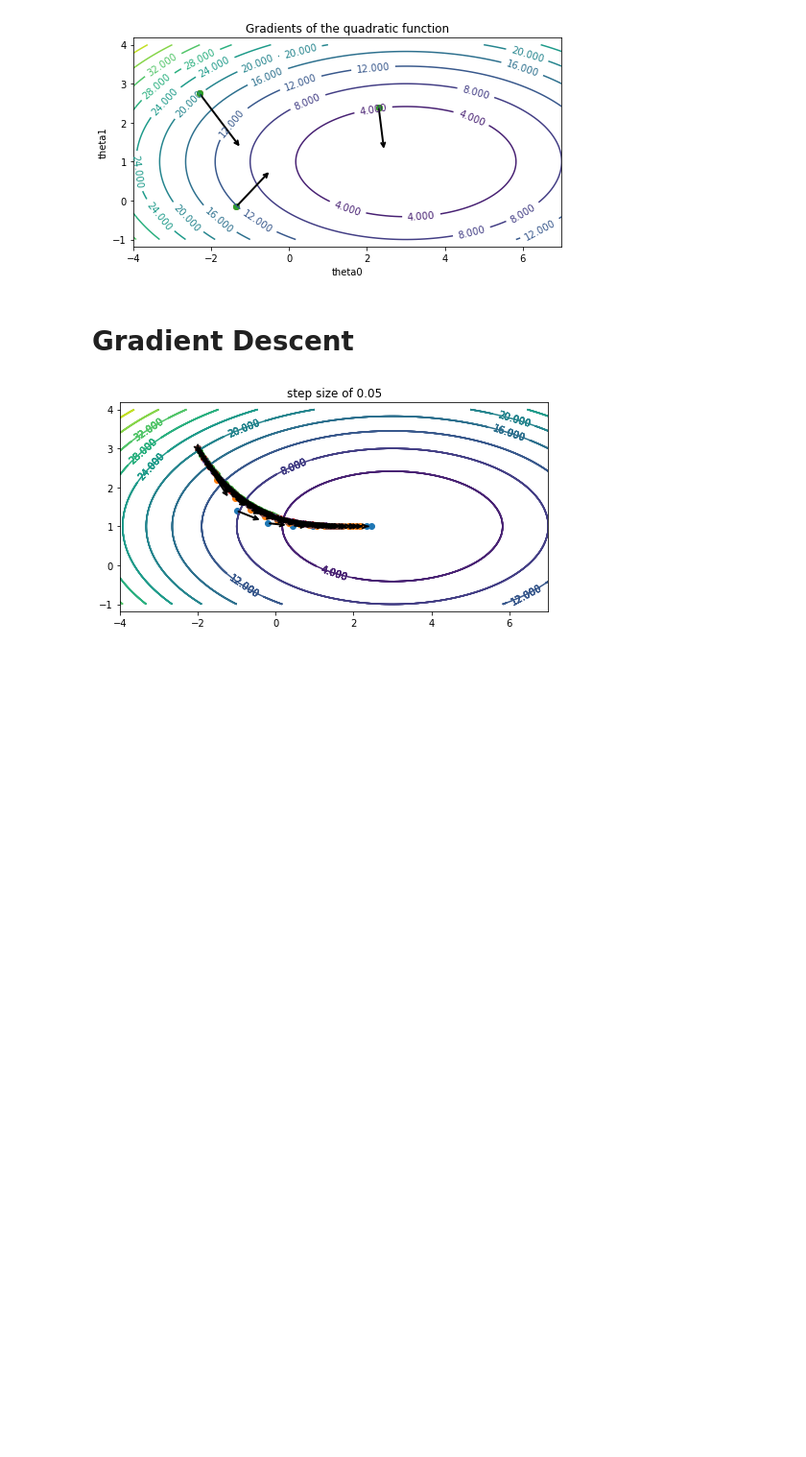
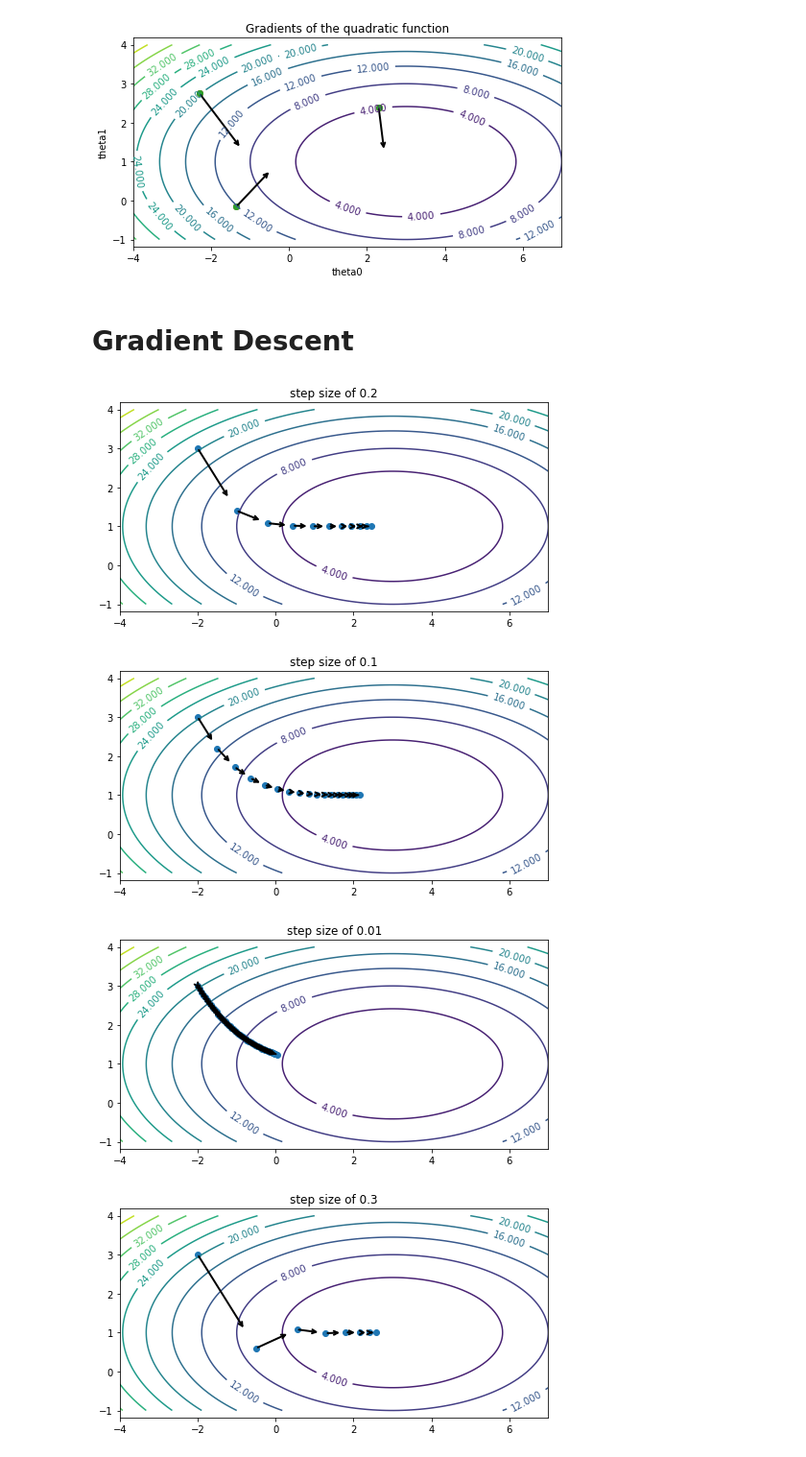
Before and after one commit to sonitaills/Learning-machine-learning, a Jupyter notebook: Lecture 3 - part 1 - Optimization and Calculus.ipynb, the cells around one changed output. Shown at 96% size. Cells and saved outputs as stored; diff of their text form; code cells hidden in the pictures; blank space fills up the shorter version.

```diff
--- a/Lecture 3 - part 1 - Optimization and Calculus.ipynb
+++ b/Lecture 3 - part 1 - Optimization and Calculus.ipynb
@@ -139,26 +139,29 @@ def gradient_descent(step_size):
         opt_grads += [gradient.flatten()]
     return opt_pts, opt_grads
 # %%
-step_size = [2e-1, 1e-1, 1e-2, 3e-2, 4e-2, 5e-2]
+step_size = [2e-1, 1e-1, 1e-2, 3e-1, 4e-1, 5e-1]
 
 for step in step_size:
 
     opt_pts, opt_grads = gradient_descent(step)
 
     opt_pts = np.array(opt_pts)
     opt_grads = np.array(opt_grads)
-
+    plt.figure()
     plt.clabel(contours)
     plt.title('step size of {}'.format(step))
     plt.scatter(opt_pts[:,0], opt_pts[:,1])
     contours = plt.contour(X,y, J_grid,10)
 
     for opt_pt, opt_grad in zip(opt_pts, opt_grads):
         plt.annotate('',xytext=(opt_pt[0],opt_pt[1]),
                     xy=(opt_pt[0]-0.8*step*opt_grad[0], opt_pt[1]-0.8*step*opt_grad[1]),
                     arrowprops={'arrowstyle': '->','lw':2}, va='center', ha='center')
 
 
         plt.axis ('equal')
 # %% [output]
-[figure, old version]
+[figure, new version]
+[figure, added]
+[figure, added]
+[figure, added]
```
Also changed, not shown: parts of 1 cell of this notebook.
